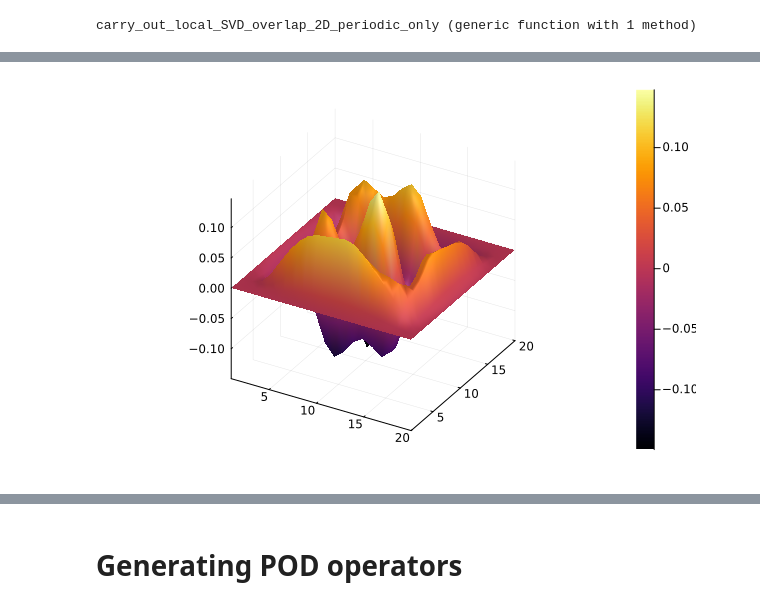
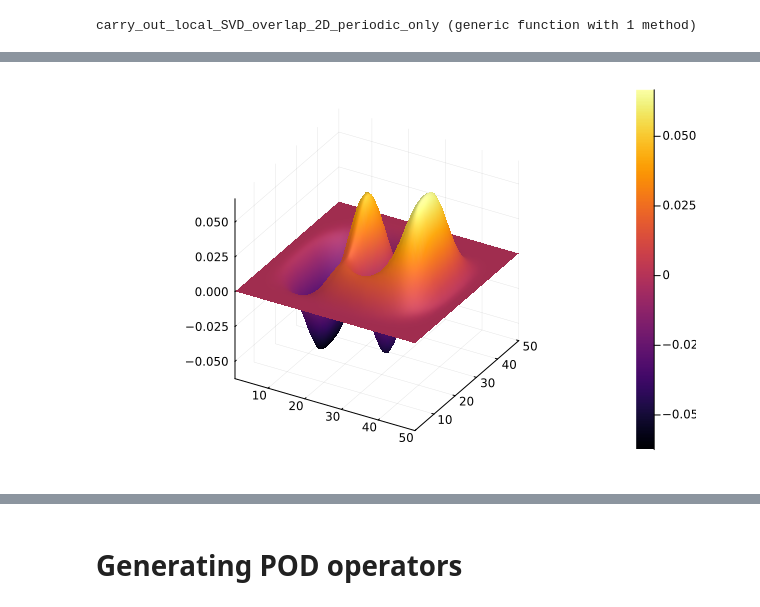
Before and after one commit to tobyvg/local_POD_overlap.jl, a Jupyter notebook: Experiments_2D.ipynb, the cells around one changed output, grey strips where cells are left out. Cells and saved outputs as stored; diff of their text form; code cells hidden in the pictures.

Commit message:
Managed to get the overlap matrix to work

```diff
--- a/Experiments_2D.ipynb
+++ b/Experiments_2D.ipynb
@@ -45,14 +28,14 @@ N = (200,200)
 UPC = 1
 
 
-x= collect(LinRange(0,1,N[1]+1))
-y = collect(LinRange(0,1,N[2]+1))
+x= collect(LinRange(-pi,pi,N[1]+1))
+y = collect(LinRange(-pi,pi,N[2]+1))
 
 fine_mesh = gen_mesh(x,y,UPC = UPC,use_GPU = false)
 
 # number of unknowns per cell
 
-J = (10,10) # compression in each direction
+J = (25,25) # compression in each direction
 coarse_mesh = gen_coarse_from_fine_mesh(fine_mesh,J)
 MP = gen_mesh_pair(fine_mesh,coarse_mesh)
 0
@@ -252,4 +196,32 @@ dummy_data = gen_random_field(fine_mesh.N,10, samples = (1,20))
 # %%
+function overlap_shifter(data,overlap_MP;index = 3,forward = true)
+
+
+    shift_x, shift_y = Int.(round.(1/2 .* overlap_MP.J))
+
+    if forward
+        shifted_x = circshift( data,(shift_x,0))
+        shifted_y = circshift( data,(0,shift_y))
+        shifted_x_y = circshift( data,(shift_x,shift_y))
+    else
+        shifted_x = circshift( data,(-shift_x,0))
+        shifted_y = circshift( data,(0,-shift_y))
+        shifted_x_y = circshift( data,(-shift_x,-shift_y))
+
+
+    end
+
+    indexes = collect(1:size(data)[index])
+    shifted_indexes_x = indexes .+ size(data)[index]
+    shifted_indexes_y = indexes .+ 2*size(data)[index]
+    shifted_indexes_x_y = indexes .+ 3*size(data)[index]
+
+    indexes = cat(indexes,shifted_indexes_x,shifted_indexes_y,shifted_indexes_x_y,dims = 2)'[1:end]
+
+    modes = cat(data,shifted_x,shifted_y,shifted_x_y,dims = index)
+
+    return modes[[(:) for i in 1:index-1]...,indexes,[(:) for i in 1:(length(size(modes))-index)]...]
+end
 
 function carry_out_local_SVD_overlap_2D_periodic_only(input,MP)
 
@@ -265,16 +237,11 @@ function carry_out_local_SVD_overlap_2D_periodic_only(input,MP)
 
     kernel_mesh = gen_mesh(kernel_x,kernel_y,UPC = UPC,use_GPU = false)
     kernel = kernel_mesh.eval_function(mollifier_bump_kernel)
-    #bilinear_kernel
-    #kernel = kernel_mesh.eval_function(bilinear_kernel)
-    reshaped_input_1 = kernel .* reshape_for_local_SVD(input,overlap_MP,subtract_average = false)
-    reshaped_input_2 = kernel .* reshape_for_local_SVD(circshift(input,MP.J),overlap_MP,subtract_average = false)
 
-    #reshaped_input_1 = reshape_for_local_SVD(input,overlap_MP,subtract_average = false)
-    #reshaped_input_2 = reshape_for_local_SVD(circshift(input,MP.J),overlap_MP,subtract_average = false)
+    input =  overlap_shifter(input,overlap_MP,index = 4)
+    reshaped_input = kernel .* reshape_for_local_SVD(input,overlap_MP,subtract_average = false)
 
 
-    reshaped_input = cat(reshaped_input_1,reshaped_input_2,dims = dims+2)
     vector_input = reshape(reshaped_input,(prod(size(reshaped_input)[1:end-1]),size(reshaped_input)[end]))
 
     SVD = svd(vector_input)
@@ -296,7 +263,7 @@ surface(modes[:,:,1,3])
 # %%
-surface(overlap_modes[:,:,1,20])
+surface(overlap_modes[:,:,1,10])
 # %% [output]
-[figure, old version]
+[figure, new version]
 # %%
 function local_to_global_modes_overlap_2D_periodic_only(overlap_modes,overlap_MP)
     overlap_global_modes = local_to_global_modes(overlap_modes,overlap_MP)
```
Also changed, not shown: parts of 21 cells of this notebook.
